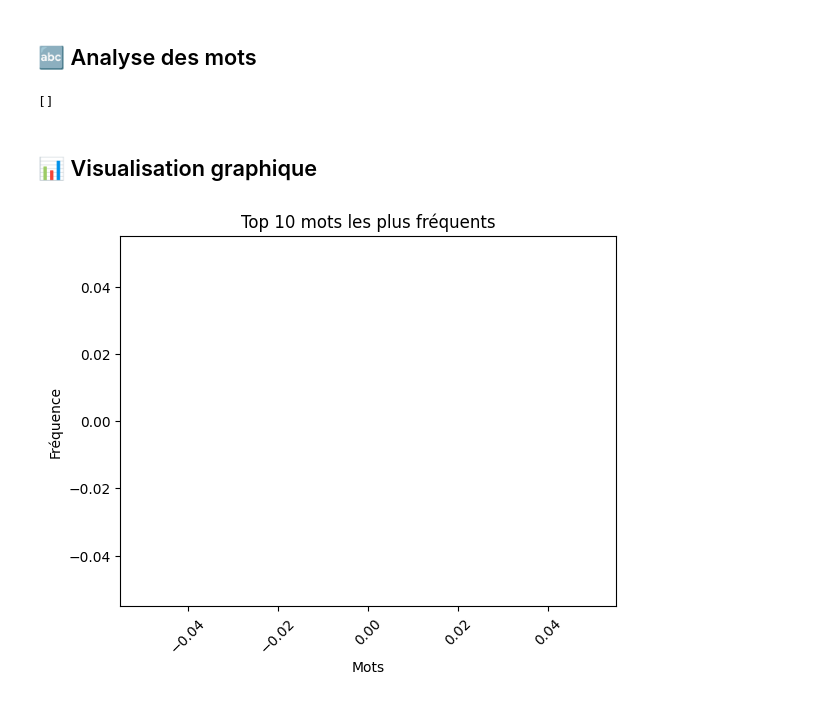
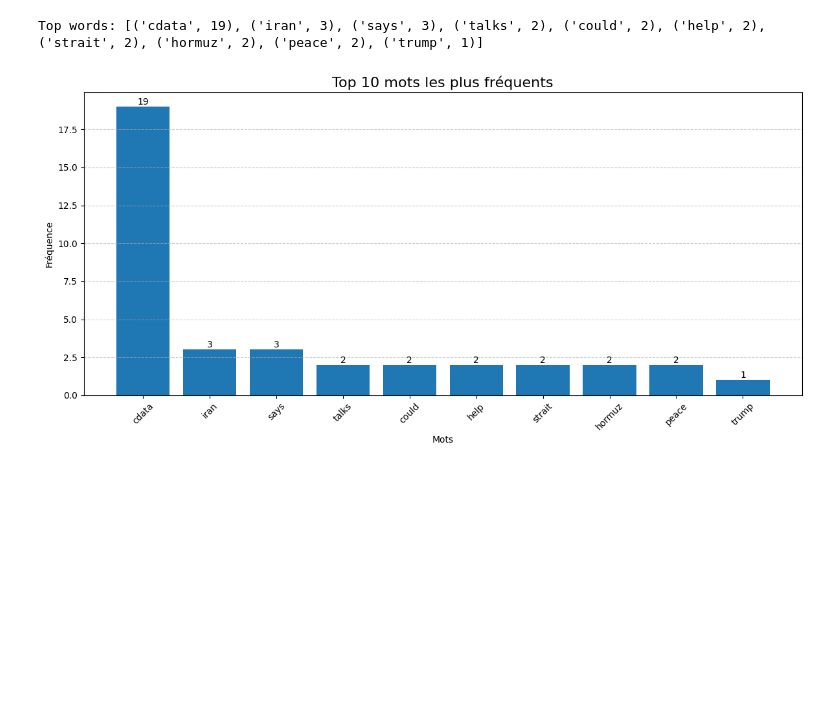
Before and after one commit to CollegeBoreal/INF1102-201-26H-03, a Jupyter notebook: 8.Project/300150433/RAPPORT.ipynb, the cells around one changed output. Cells and saved outputs as stored; diff of their text form; code cells hidden in the pictures; blank space fills up the shorter version.

```diff
--- a/8.Project/300150433/RAPPORT.ipynb
+++ b/8.Project/300150433/RAPPORT.ipynb
@@ -25,3 +24,0 @@ Nombre de titres : 20
-# %%
-for i, t in enumerate(titles[:20], 1):
-    print(f"{i}. {t.strip()}")
@@ -49,33 +25,54 @@ for i, t in enumerate(titles[:20], 1):
-# %% [markdown]
-## 🔤 Analyse des mots
-# %%
-import re
-from collections import Counter
-
-words = []
-for t in titles:
-    words += re.findall(r'\\b[a-zA-Z]{3,}\\b', t.lower())
-
-top = Counter(words).most_common(10)
-top
-# %% [output]
-[]
-# %% [markdown]
-## 📊 Visualisation graphique
+# %%
+# 🔤 Analyse des mots (PRO)
+import re
+from collections import Counter
+
+words = []
+
+for t in titles:
+    t = re.sub(r'[^a-zA-Z ]', ' ', t)
+    parts = t.lower().split()
+    words.extend(parts)
+
+stop_words = {
+    "the","and","for","with","from","this","that","have","will",
+    "after","about","their","they","been","said","more","than",
+    "into","over","when","were","news","bbc"
+}
+
+words = [w for w in words if w not in stop_words and len(w) > 3]
+
+top = Counter(words).most_common(10)
+
+print("Top words:", top)
+# %% [output]
+Top words: [('cdata', 19), ('iran', 3), ('says', 3), ('talks', 2), ('could', 2), ('help', 2), ('strait', 2), ('hormuz', 2), ('peace', 2), ('trump', 1)]
 # %%
+# 📊 Graphique FINAL (BEAU)
 import matplotlib.pyplot as plt
 
-labels = [w for w, c in top]
-values = [c for w, c in top]
+if top:
+    labels = [w for w, c in top]
+    values = [c for w, c in top]
 
-plt.figure()
-plt.bar(labels, values)
-plt.title("Top 10 mots les plus fréquents")
-plt.xlabel("Mots")
-plt.ylabel("Fréquence")
-plt.xticks(rotation=45)
+    plt.figure(figsize=(12,6))
+    bars = plt.bar(labels, values)
 
-plt.savefig("images/graphique.png")
-plt.show()
+    plt.title("Top 10 mots les plus fréquents", fontsize=16)
+    plt.xlabel("Mots")
+    plt.ylabel("Fréquence")
+    plt.xticks(rotation=45)
+
+    for bar in bars:
+        y = bar.get_height()
+        plt.text(bar.get_x()+bar.get_width()/2, y, int(y),
+                 ha='center', va='bottom')
+
+    plt.grid(axis='y', linestyle='--', alpha=0.6)
+
+    plt.tight_layout()
+    plt.show()
+else:
+    print("Aucune donnée")
 # %% [output]
-[figure, old version]
+[figure, new version]
```
Also changed, not shown: parts of 6 cells of this notebook, 2 other files.
